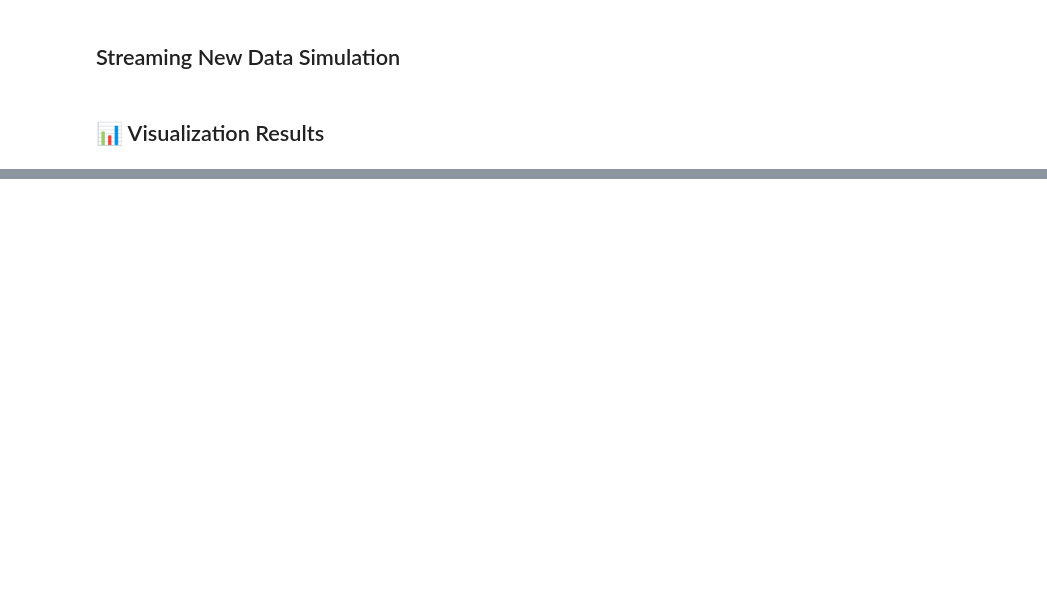
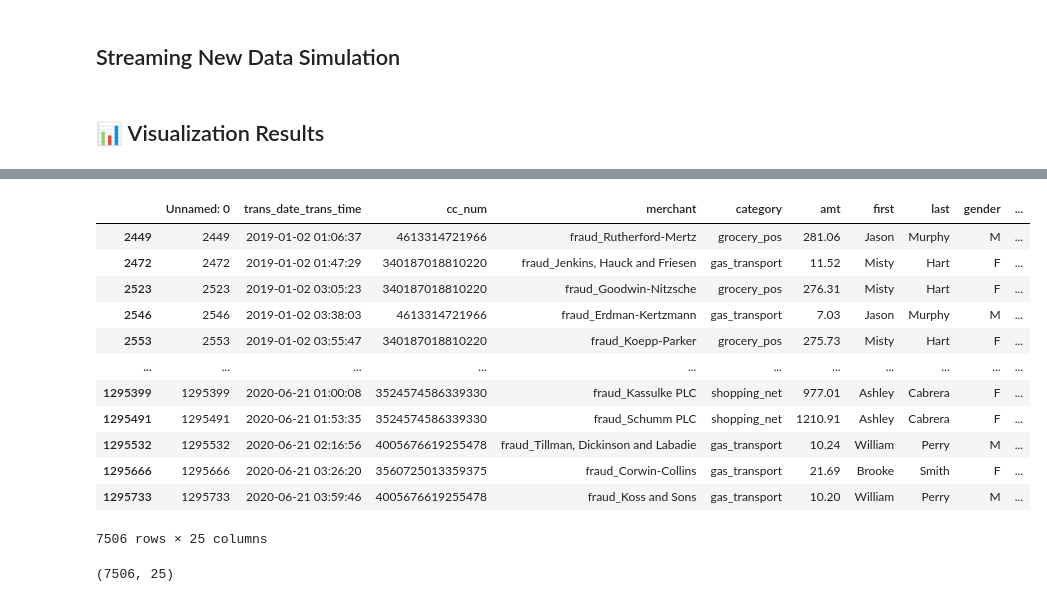
Before and after one commit to saurav-GLA/svm-isvm-Comparison, a Jupyter notebook: ISVM_vs_SVM.ipynb, the cells around one changed output, grey strips where cells are left out. Cells and saved outputs as stored; diff of their text form; code cells hidden in the pictures; blank space fills up the shorter version.

```diff
--- a/ISVM_vs_SVM.ipynb
+++ b/ISVM_vs_SVM.ipynb
@@ -55,16 +74,3 @@ For example, when doing 'df[col].method(value, inplace=True)', try using 'df.met
 
 
   df['age'].fillna(df['age'].median(), inplace=True)
-# %%
-# Convert datetime
-df['trans_date_trans_time'] = pd.to_datetime(df['trans_date_trans_time'])
-df['hour'] = df['trans_date_trans_time'].dt.hour
-df['day'] = df['trans_date_trans_time'].dt.day
-df['month'] = df['trans_date_trans_time'].dt.month
-df.drop(columns=['trans_date_trans_time'], inplace=True)
-
-# Keep only numeric columns for now (simple approach)
-df = df.select_dtypes(include=['number'])
-
-# SAMPLE for speed
-df = df.sample(20000, random_state=42)
@@ -217,0 +212,3 @@ plt.show()
+# %%
+fraud_df = df[df['is_fraud'] == 1]
+fraud_df.head()
@@ -217,0 +223,20 @@ plt.show()
+# %%
+fraud_df
+# %% [output]
+|  | Unnamed: 0 | trans_date_trans_time | cc_num | merchant | category | amt | first | last | gender | ... |
+| 2449 | 2449 | 2019-01-02 01:06:37 | 4613314721966 | fraud_Rutherford-Mertz | grocery_pos | 281.06 | Jason | Murphy | M | ... |
+| 2472 | 2472 | 2019-01-02 01:47:29 | 340187018810220 | fraud_Jenkins, Hauck and Friesen | gas_transport | 11.52 | Misty | Hart | F | ... |
+| 2523 | 2523 | 2019-01-02 03:05:23 | 340187018810220 | fraud_Goodwin-Nitzsche | grocery_pos | 276.31 | Misty | Hart | F | ... |
+| 2546 | 2546 | 2019-01-02 03:38:03 | 4613314721966 | fraud_Erdman-Kertzmann | gas_transport | 7.03 | Jason | Murphy | M | ... |
+| 2553 | 2553 | 2019-01-02 03:55:47 | 340187018810220 | fraud_Koepp-Parker | grocery_pos | 275.73 | Misty | Hart | F | ... |
+| ... | ... | ... | ... | ... | ... | ... | ... | ... | ... | ... |
+| 1295399 | 1295399 | 2020-06-21 01:00:08 | 3524574586339330 | fraud_Kassulke PLC | shopping_net | 977.01 | Ashley | Cabrera | F | ... |
+| 1295491 | 1295491 | 2020-06-21 01:53:35 | 3524574586339330 | fraud_Schumm PLC | shopping_net | 1210.91 | Ashley | Cabrera | F | ... |
+| 1295532 | 1295532 | 2020-06-21 02:16:56 | 4005676619255478 | fraud_Tillman, Dickinson and Labadie | gas_transport | 10.24 | William | Perry | M | ... |
+| 1295666 | 1295666 | 2020-06-21 03:26:20 | 3560725013359375 | fraud_Corwin-Collins | gas_transport | 21.69 | Brooke | Smith | F | ... |
+| 1295733 | 1295733 | 2020-06-21 03:59:46 | 4005676619255478 | fraud_Koss and Sons | gas_transport | 10.20 | William | Perry | M | ... |
+7506 rows × 25 columns
+# %%
+fraud_df.shape
+# %% [output]
+(7506, 25)
```
Also changed, not shown: parts of 6 cells of this notebook, 7 other files.
